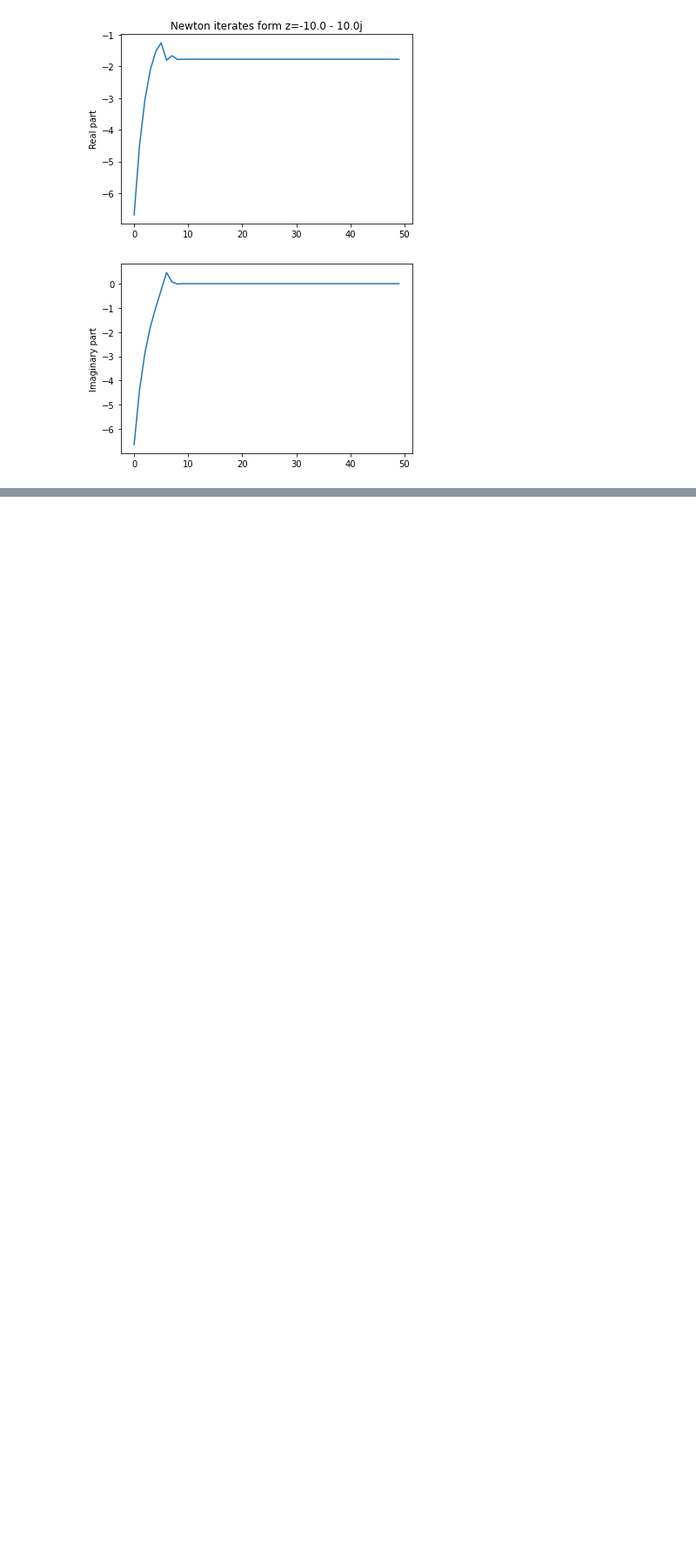
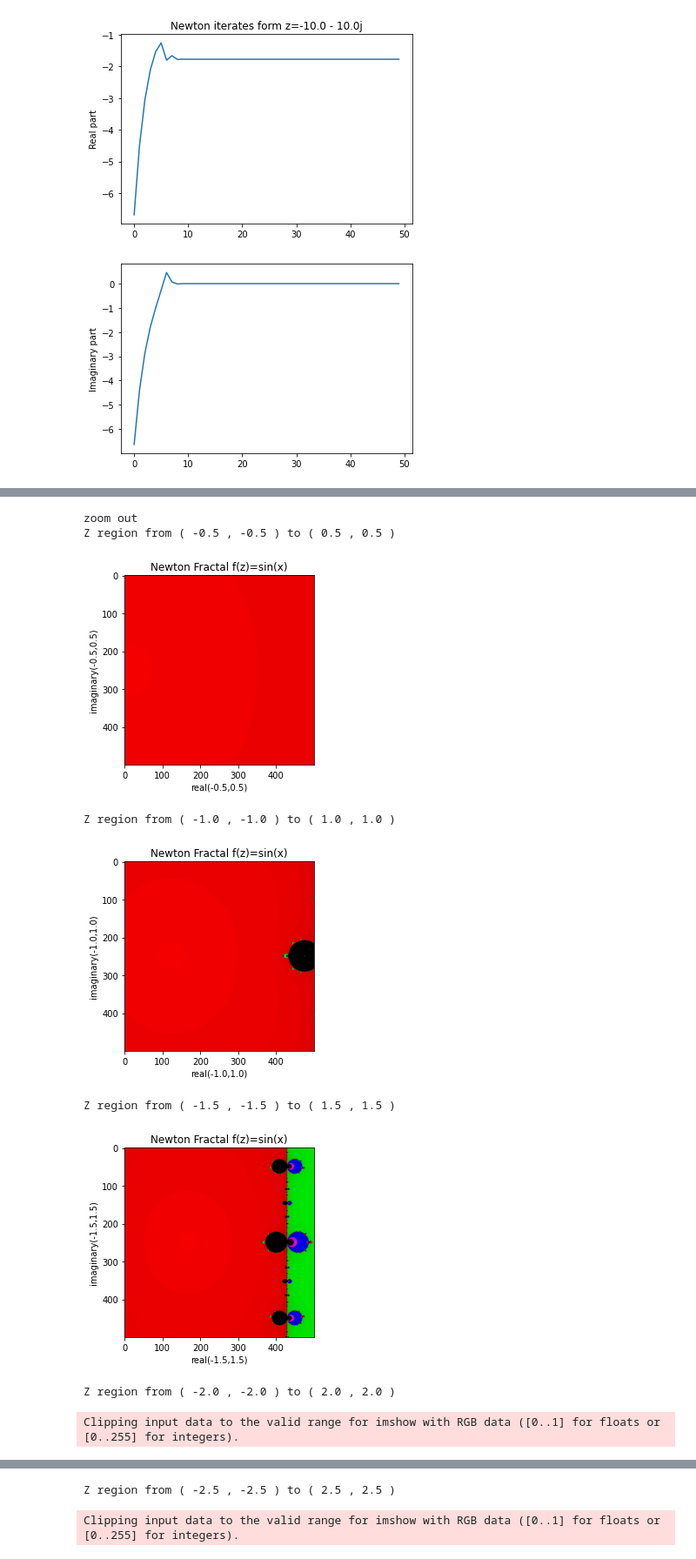
Before and after one commit to AndresBonillaD/NewtonFractals, a Jupyter notebook: newtonfractalz3_1.ipynb, the cells around one changed output, grey strips where cells are left out. Shown at 87% size. Cells and saved outputs as stored; diff of their text form; code cells hidden in the pictures; blank space fills up the shorter version.

```diff
--- a/newtonfractalz3_1.ipynb
+++ b/newtonfractalz3_1.ipynb
@@ -432,0 +522,17 @@ plt.show()
+# %%
+print("zoom out")
+display4(zoom=1)
+display4(zoom=2)
+display4(zoom=3)
+display4(zoom=4)
+display4(zoom=5)
+# %% [output]
+zoom out
+Z region from ( -0.5 , -0.5 ) to ( 0.5 , 0.5 )
+[figure, added]
+Z region from ( -1.0 , -1.0 ) to ( 1.0 , 1.0 )
+[figure, added]
+Z region from ( -1.5 , -1.5 ) to ( 1.5 , 1.5 )
+[figure, added]
+Z region from ( -2.0 , -2.0 ) to ( 2.0 , 2.0 )
+Clipping input data to the valid range for imshow with RGB data ([0..1] for floats or [0..255] for integers).
@@ -432,0 +540,2 @@ plt.show()
+Z region from ( -2.5 , -2.5 ) to ( 2.5 , 2.5 )
+Clipping input data to the valid range for imshow with RGB data ([0..1] for floats or [0..255] for integers).
```
Also changed, not shown: parts of 19 cells of this notebook.
